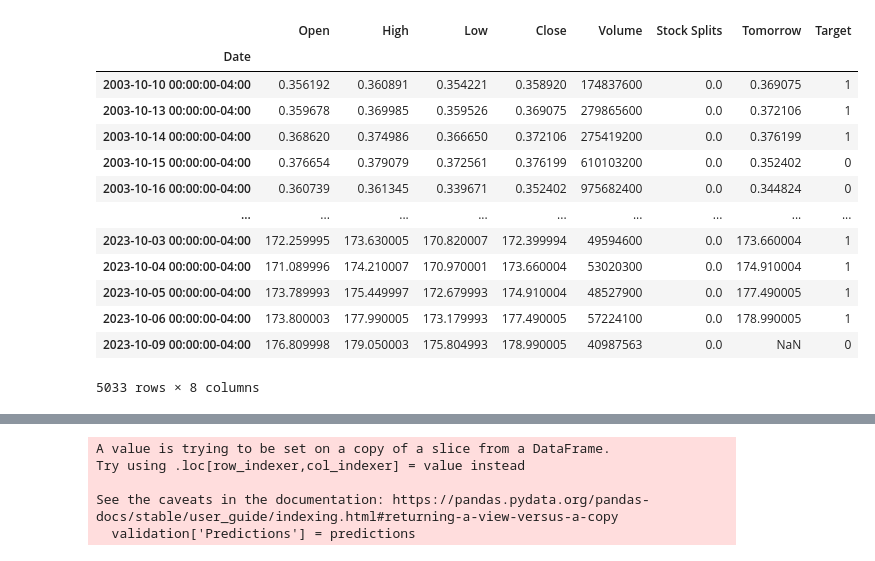
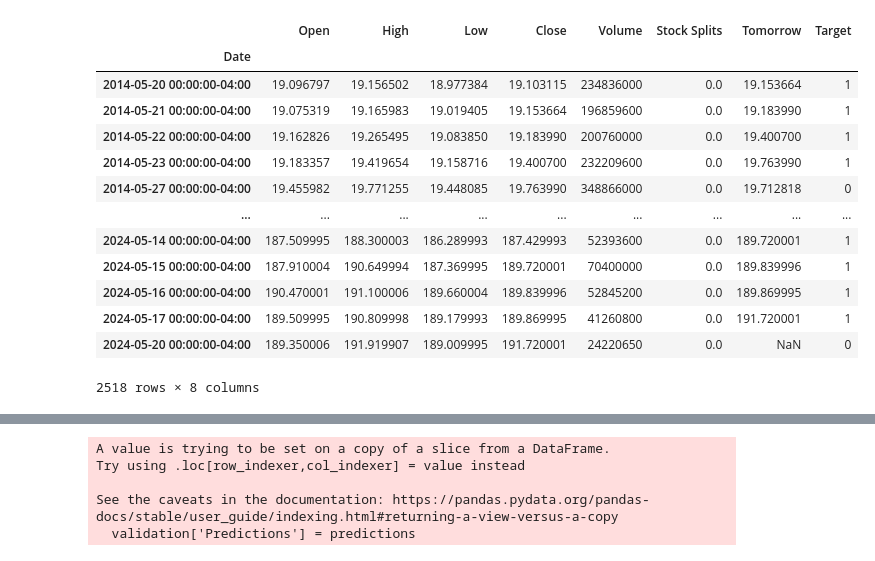
Before and after one commit to kashyapmaddala/Stock-Prediction, a Jupyter notebook: notebook_lstm.ipynb, the cells around one changed output, grey strips where cells are left out. Drawn from its saved outputs; the diff is of its cells as text; code cells hidden in the pictures.

```diff
--- a/notebook_lstm.ipynb
+++ b/notebook_lstm.ipynb
@@ -15,30 +15,30 @@ from tensorflow.keras import layers
 # %%
 #Outputting the price table of a certain stock, which is currently Apple
 stock = 'AAPL'
 
 stock_data = yf.Ticker(stock)
-stock_data = stock_data.history(period="20y")
+stock_data = stock_data.history(period="10y")
 
 del stock_data["Dividends"]
 stock_data["Tomorrow"] = stock_data["Close"].shift(-1)
 stock_data["Target"] = (stock_data["Tomorrow"] > stock_data["Close"]).astype(int)
 
 stock_data
 # %% [output]
 |  | Open | High | Low | Close | Volume | Stock Splits | Tomorrow | Target |
 | Date |  |  |  |  |  |  |  |  |
-| 2003-10-10 00:00:00-04:00 | 0.356192 | 0.360891 | 0.354221 | 0.358920 | 174837600 | 0.0 | 0.369075 | 1 |
-| 2003-10-13 00:00:00-04:00 | 0.359678 | 0.369985 | 0.359526 | 0.369075 | 279865600 | 0.0 | 0.372106 | 1 |
-| 2003-10-14 00:00:00-04:00 | 0.368620 | 0.374986 | 0.366650 | 0.372106 | 275419200 | 0.0 | 0.376199 | 1 |
-| 2003-10-15 00:00:00-04:00 | 0.376654 | 0.379079 | 0.372561 | 0.376199 | 610103200 | 0.0 | 0.352402 | 0 |
-| 2003-10-16 00:00:00-04:00 | 0.360739 | 0.361345 | 0.339671 | 0.352402 | 975682400 | 0.0 | 0.344824 | 0 |
+| 2014-05-20 00:00:00-04:00 | 19.096797 | 19.156502 | 18.977384 | 19.103115 | 234836000 | 0.0 | 19.153664 | 1 |
+| 2014-05-21 00:00:00-04:00 | 19.075319 | 19.165983 | 19.019405 | 19.153664 | 196859600 | 0.0 | 19.183990 | 1 |
+| 2014-05-22 00:00:00-04:00 | 19.162826 | 19.265495 | 19.083850 | 19.183990 | 200760000 | 0.0 | 19.400700 | 1 |
+| 2014-05-23 00:00:00-04:00 | 19.183357 | 19.419654 | 19.158716 | 19.400700 | 232209600 | 0.0 | 19.763990 | 1 |
+| 2014-05-27 00:00:00-04:00 | 19.455982 | 19.771255 | 19.448085 | 19.763990 | 348866000 | 0.0 | 19.712818 | 0 |
 | ... | ... | ... | ... | ... | ... | ... | ... | ... |
-| 2023-10-03 00:00:00-04:00 | 172.259995 | 173.630005 | 170.820007 | 172.399994 | 49594600 | 0.0 | 173.660004 | 1 |
-| 2023-10-04 00:00:00-04:00 | 171.089996 | 174.210007 | 170.970001 | 173.660004 | 53020300 | 0.0 | 174.910004 | 1 |
-| 2023-10-05 00:00:00-04:00 | 173.789993 | 175.449997 | 172.679993 | 174.910004 | 48527900 | 0.0 | 177.490005 | 1 |
-| 2023-10-06 00:00:00-04:00 | 173.800003 | 177.990005 | 173.179993 | 177.490005 | 57224100 | 0.0 | 178.990005 | 1 |
-| 2023-10-09 00:00:00-04:00 | 176.809998 | 179.050003 | 175.804993 | 178.990005 | 40987563 | 0.0 | NaN | 0 |
+| 2024-05-14 00:00:00-04:00 | 187.509995 | 188.300003 | 186.289993 | 187.429993 | 52393600 | 0.0 | 189.720001 | 1 |
+| 2024-05-15 00:00:00-04:00 | 187.910004 | 190.649994 | 187.369995 | 189.720001 | 70400000 | 0.0 | 189.839996 | 1 |
+| 2024-05-16 00:00:00-04:00 | 190.470001 | 191.100006 | 189.660004 | 189.839996 | 52845200 | 0.0 | 189.869995 | 1 |
+| 2024-05-17 00:00:00-04:00 | 189.509995 | 190.809998 | 189.179993 | 189.869995 | 41260800 | 0.0 | 191.720001 | 1 |
+| 2024-05-20 00:00:00-04:00 | 189.350006 | 191.919907 | 189.009995 | 191.720001 | 24220650 | 0.0 | NaN | 0 |
-5033 rows × 8 columns
+2518 rows × 8 columns
 # %%
 # The below is to plot the stocks over time.
 plt.figure(figsize=(14,5))
```
Also changed, not shown: parts of 4 cells of this notebook, 11 other files.
